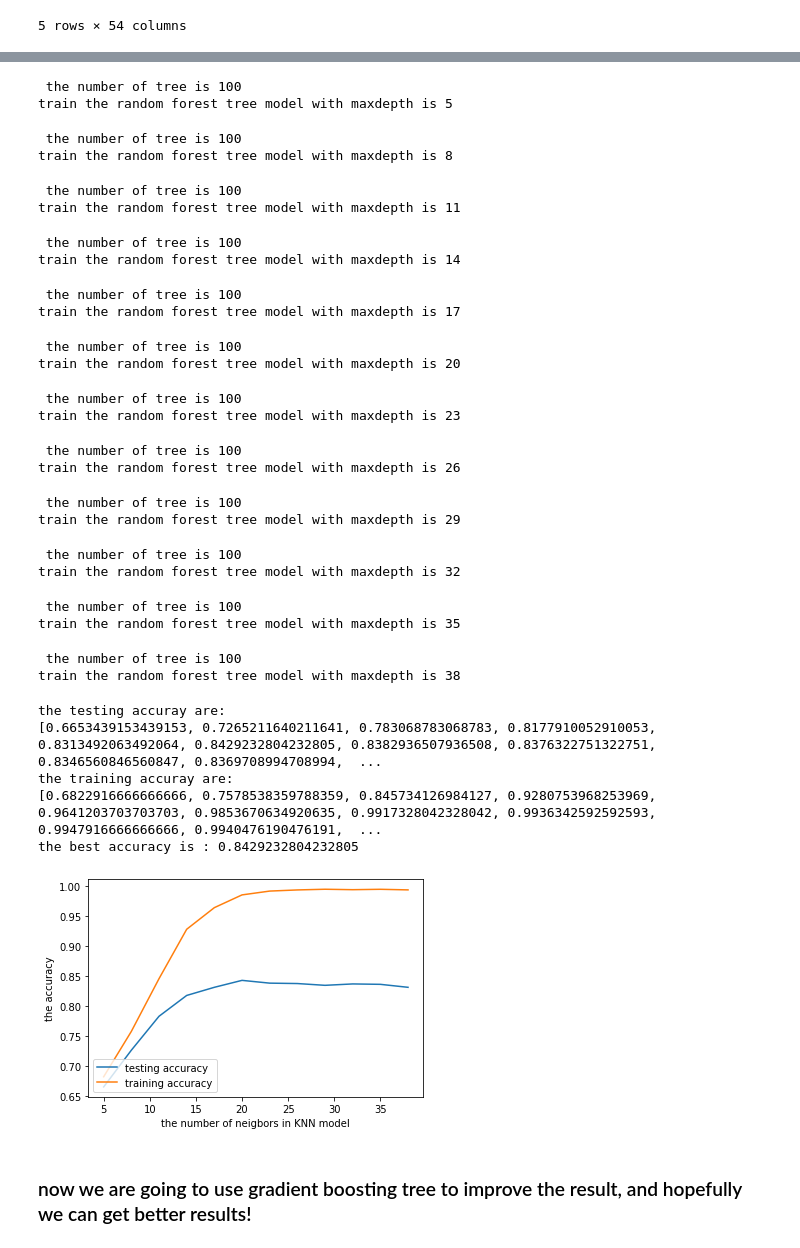
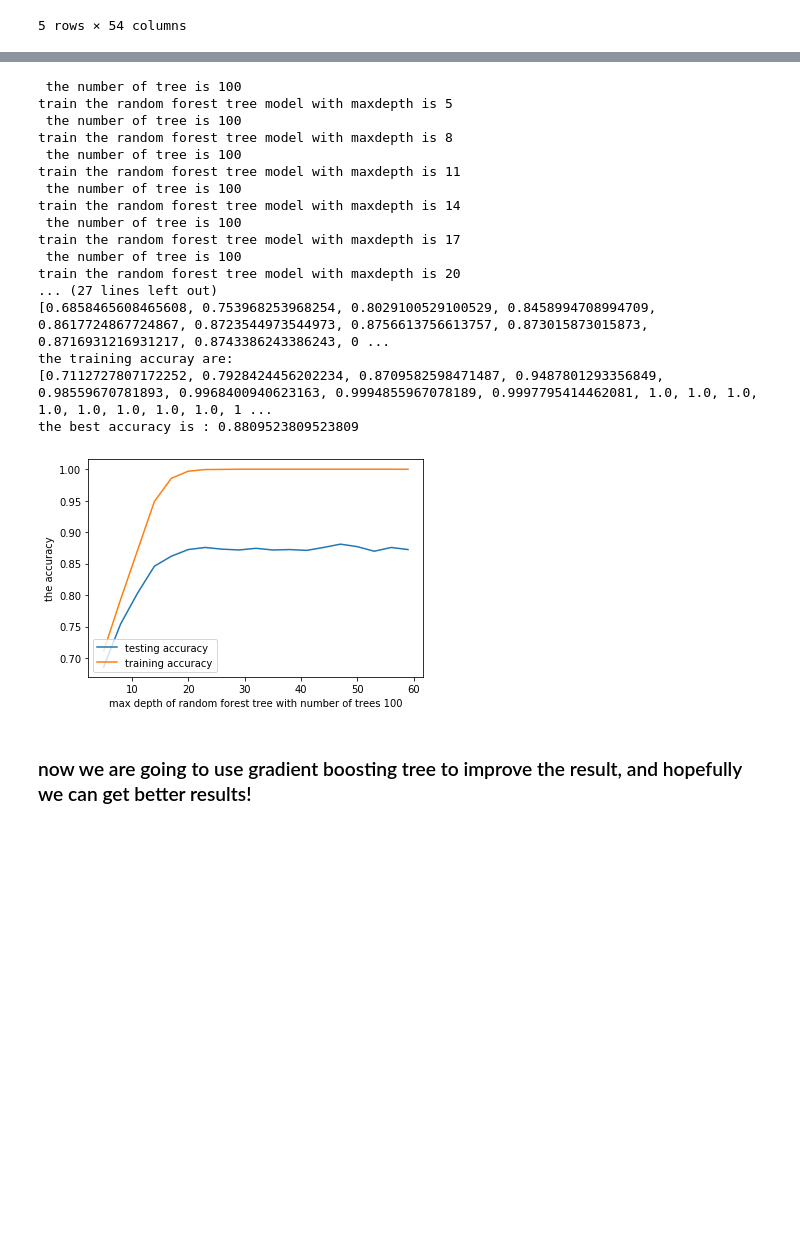
Before and after one commit to tiandiao123/Data-Mining-Final-Project, a Jupyter notebook: final project.ipynb, the cells around one changed output, grey strips where cells are left out. Cells and saved outputs as stored; diff of their text form; code cells hidden in the pictures; blank space fills up the shorter version.

```diff
--- a/final project.ipynb
+++ b/final project.ipynb
@@ -38,7 +38,7 @@ train.head()
 from sklearn.model_selection import train_test_split
 from sklearn.neighbors import KNeighborsClassifier
 from sklearn.ensemble import GradientBoostingClassifier
-X_train, X_test, y_train, y_test = train_test_split(train, train_labels, test_size=0.2, random_state=42, shuffle=True)
+X_train, X_test, y_train, y_test = train_test_split(train, train_labels, test_size=0.1, random_state=42, shuffle=True)
 # %%
 def train_inference_KNN(number_of_neigbor):
     print("training KNN model ...")
@@ -155,7 +159,7 @@ from sklearn.ensemble import RandomForestClassifier
 def train_inference_random_forest_tree(n_estimator_, max_depth_):
     print(" the number of tree is " + str(n_estimator_))
     print("train the random forest tree model with maxdepth is " +str(max_depth_))
-    model = RandomForestClassifier(max_depth=max_depth_)
+    model = RandomForestClassifier(max_depth=max_depth_, n_estimators=n_estimator_)
     model.fit(X_train, y_train)
     test_predictions = model.predict(X_test)
     train_predictions = model.predict(X_train)
@@ -168,7 +172,7 @@ test_accuracy = []
 train_accuracy = []
 RFT_model = None
 max_acc = 0
-for num in range(5, 40, 3):
+for num in range(5, 60, 3):
     test_acc, train_acc, model = train_inference_random_forest_tree(10, num)
     if RFT_model==None or max_acc < test_acc:
         max_acc = test_acc
@@ -227,7 +219,7 @@ test_accuracy = []
 train_accuracy = []
 RFT_model = None
 max_acc = 0
-for num in range(5, 40, 3):
+for num in range(5, 60, 3):
     test_acc, train_acc, model = train_inference_random_forest_tree(30, num)
     if RFT_model==None or max_acc < test_acc:
         max_acc = test_acc
@@ -282,61 +262,49 @@ plt.show()
 # %%
 # set the number of ramdom forest tree as 100, and re_train the ramdom foreste tree model
 test_accuracy = []
 train_accuracy = []
 RFT_model = None
 max_acc = 0
-for num in range(5, 40, 3):
+for num in range(5, 60, 3):
     test_acc, train_acc, model = train_inference_random_forest_tree(100, num)
     if RFT_model==None or max_acc < test_acc:
         max_acc = test_acc
         RFT_model = model
     test_accuracy.append(test_acc)
     train_accuracy.append(train_acc)
 print("the testing accuray are: ")
 print(test_accuracy)
 print("the training accuray are: ")
 print(train_accuracy)
 print("the best accuracy is : " +str(max_acc))
 
 
 # draw the training and test result
-plt.plot(range(5, 40, 3), test_accuracy, label='testing accuracy')
-plt.plot(range(5, 40, 3), train_accuracy, label = 'training accuracy')
+plt.plot(range(5, 60, 3), test_accuracy, label='testing accuracy')
+plt.plot(range(5, 60, 3), train_accuracy, label = 'training accuracy')
 plt.ylabel("the accuracy")
-plt.xlabel("the number of neigbors in KNN model")
+plt.xlabel("max depth of random forest tree with number of trees 100")
 plt.legend(loc='lower left')
 plt.show()
 # %% [output]
  the number of tree is 100
 train the random forest tree model with maxdepth is 5
+ the number of tree is 100
+train the random forest tree model with maxdepth is 8
+ the number of tree is 100
+train the random forest tree model with maxdepth is 11
+ the number of tree is 100
+train the random forest tree model with maxdepth is 14
+ the number of tree is 100
+train the random forest tree model with maxdepth is 17
+ the number of tree is 100
+train the random forest tree model with maxdepth is 20
+... (27 lines left out)
+[0.6858465608465608, 0.753968253968254, 0.8029100529100529, 0.8458994708994709, 0.8617724867724867, 0.8723544973544973, 0.8756613756613757, 0.873015873015873, 0.8716931216931217, 0.8743386243386243, 0 ...
+the training accuray are:
+[0.7112727807172252, 0.7928424456202234, 0.8709582598471487, 0.9487801293356849, 0.98559670781893, 0.9968400940623163, 0.9994855967078189, 0.9997795414462081, 1.0, 1.0, 1.0, 1.0, 1.0, 1.0, 1.0, 1.0, 1 ...
+the best accuracy is : 0.8809523809523809
- the number of tree is 100
-train the random forest tree model with maxdepth is 8
- the number of tree is 100
-train the random forest tree model with maxdepth is 11
- the number of tree is 100
-train the random forest tree model with maxdepth is 14
- the number of tree is 100
-train the random forest tree model with maxdepth is 17
- the number of tree is 100
-train the random forest tree model with maxdepth is 20
- the number of tree is 100
-train the random forest tree model with maxdepth is 23
- the number of tree is 100
-train the random forest tree model with maxdepth is 26
- the number of tree is 100
-train the random forest tree model with maxdepth is 29
- the number of tree is 100
-train the random forest tree model with maxdepth is 32
- the number of tree is 100
-train the random forest tree model with maxdepth is 35
- the number of tree is 100
-train the random forest tree model with maxdepth is 38
-the testing accuray are:
-[0.6653439153439153, 0.7265211640211641, 0.783068783068783, 0.8177910052910053, 0.8313492063492064, 0.8429232804232805, 0.8382936507936508, 0.8376322751322751, 0.8346560846560847, 0.8369708994708994,  ...
-the training accuray are:
-[0.6822916666666666, 0.7578538359788359, 0.845734126984127, 0.9280753968253969, 0.9641203703703703, 0.9853670634920635, 0.9917328042328042, 0.9936342592592593, 0.9947916666666666, 0.9940476190476191,  ...
-the best accuracy is : 0.8429232804232805
-[figure, old version]
+[figure, new version]
 # %% [markdown]
 ### now we are going to use gradient boosting tree to improve the result, and hopefully we can get better results!
 # %%
```
Also changed, not shown: parts of 9 cells of this notebook.
